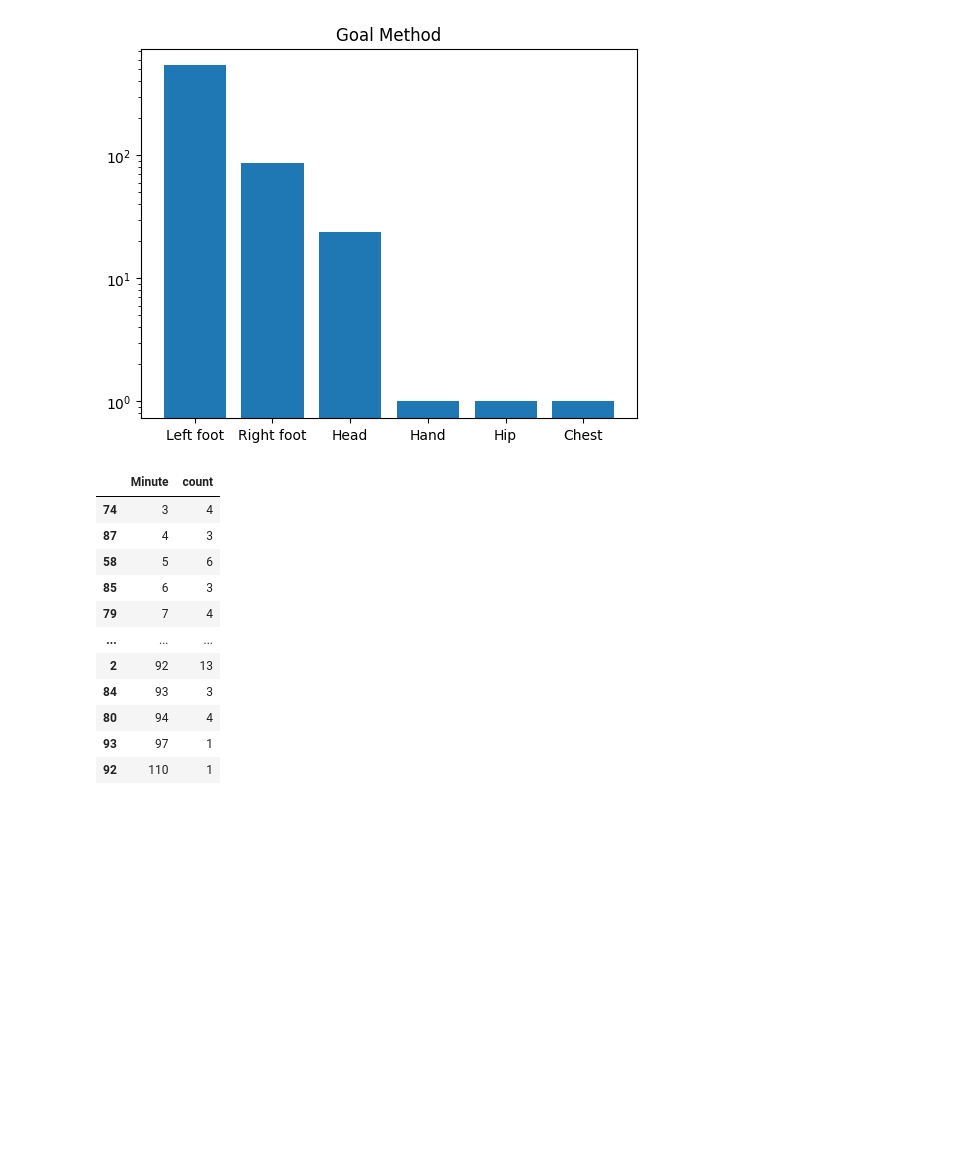
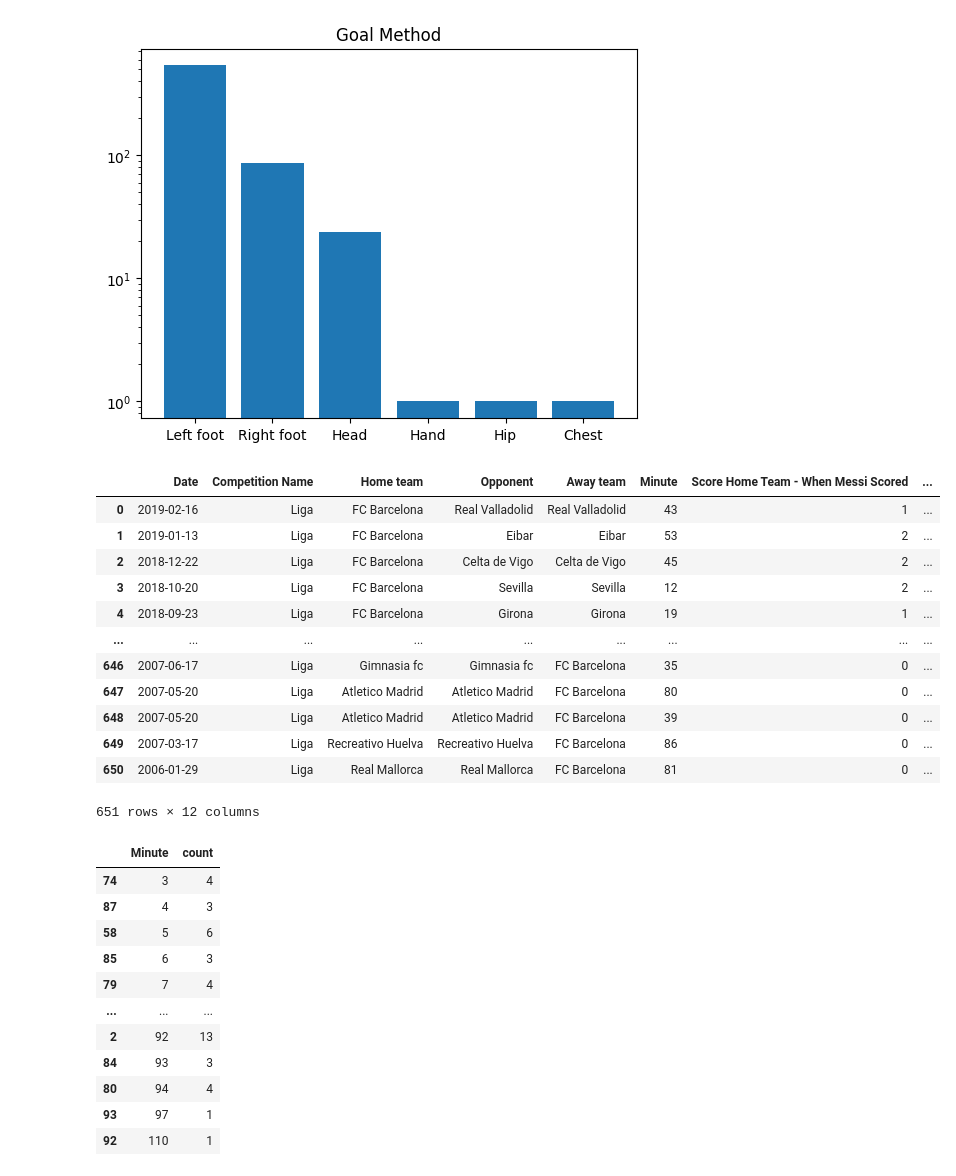
Before and after one commit to KhadijehValipour/MachineLearning3, a Jupyter notebook: messi.ipynb, the cells around one changed output. Saved outputs shown, nothing was run; the diff lists cells and outputs as text; code cells hidden in the pictures; blank space fills up the shorter version.

```diff
--- a/messi.ipynb
+++ b/messi.ipynb
@@ -83,10 +85,25 @@ def fix(X) :
 # %%
 data['Minute'] = data['Minute'].apply(fix)
 #you can replace
 #def fix(X) :
 #   return eval(X)
 #data['Minute'] = data['Minute'].apply(fix) with :
 #data['Minute'] = data['Minute'].apply(eval)
+data
+# %% [output]
+|  | Date | Competition Name | Home team | Opponent | Away team | Minute | Score Home Team - When Messi Scored | ... |
+| 0 | 2019-02-16 | Liga | FC Barcelona | Real Valladolid | Real Valladolid | 43 | 1 | ... |
+| 1 | 2019-01-13 | Liga | FC Barcelona | Eibar | Eibar | 53 | 2 | ... |
+| 2 | 2018-12-22 | Liga | FC Barcelona | Celta de Vigo | Celta de Vigo | 45 | 2 | ... |
+| 3 | 2018-10-20 | Liga | FC Barcelona | Sevilla | Sevilla | 12 | 2 | ... |
+| 4 | 2018-09-23 | Liga | FC Barcelona | Girona | Girona | 19 | 1 | ... |
+| ... | ... | ... | ... | ... | ... | ... | ... | ... |
+| 646 | 2007-06-17 | Liga | Gimnasia fc | Gimnasia fc | FC Barcelona | 35 | 0 | ... |
+| 647 | 2007-05-20 | Liga | Atletico Madrid | Atletico Madrid | FC Barcelona | 80 | 0 | ... |
+| 648 | 2007-05-20 | Liga | Atletico Madrid | Atletico Madrid | FC Barcelona | 39 | 0 | ... |
+| 649 | 2007-03-17 | Liga | Recreativo Huelva | Recreativo Huelva | FC Barcelona | 86 | 0 | ... |
+| 650 | 2006-01-29 | Liga | Real Mallorca | Real Mallorca | FC Barcelona | 81 | 0 | ... |
+651 rows × 12 columns
 # %%
 df = data['Minute'].value_counts().reset_index().sort_values(by=['Minute'] , ascending=True)
 df
```
Also changed, not shown: parts of 7 cells of this notebook.
